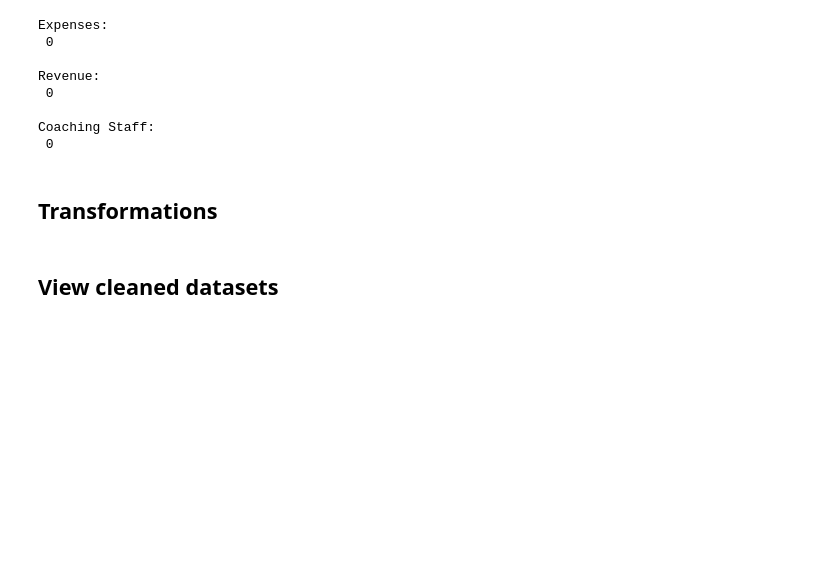
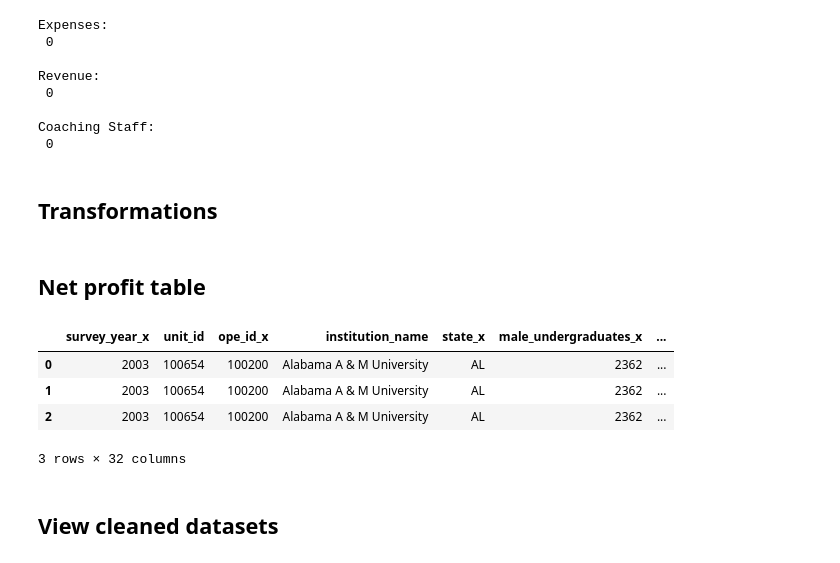
Before and after one commit to aprilchia/ADS-507-Final-Team-Project, a Jupyter notebook: ADS_507_Final_Project.ipynb, the cells around one changed output. Drawn from its saved outputs; the diff is of its cells as text; code cells hidden in the pictures; blank space fills up the shorter version.

Commit message:
Net profit table

```diff
--- a/ADS_507_Final_Project.ipynb
+++ b/ADS_507_Final_Project.ipynb
@@ -133,12 +137,28 @@ coaching_staff_df.columns = coaching_staff_df.columns.str.lower().str.replace("
 expenses_df.fillna(0, inplace=True)
 revenue_df.fillna(0, inplace=True)
 # %%
-# Join Expenses and Revenue tables to show net profit (DELETE IF WE DECIDE TO CREATE TABLE IN MYSQL)
-net_profit_df = pd.merge(revenue_df, expenses_df, on='unit_id', how='inner')
+# Join Expenses and Revenue tables to show net profit
+net_profit_df = pd.merge(revenue_df, expenses_df, on=['unit_id', 'institution_name'], how='inner')
+net_profit_df = pd.merge(net_profit_df, coaching_staff_df, on=['unit_id', 'institution_name'], how='left')
 
+# Compute profit (revenue - expenses)
 net_profit_df['profit'] = net_profit_df[['basketball_total_revenue', 'football_total_revenue', 'soccer_total_revenue']].sum(axis=1) - net_profit_df[['basketball_total_expenses', 'football_total_expenses', 'soccer_total_expenses']].sum(axis=1)
 
-net_profit_df.to_csv('Net_Profit.csv', index=False)
+# Compute total coaching salaries
+net_profit_df['total_coach_salary'] = net_profit_df['m_team_avg_coach_salary'] + net_profit_df['w_team_avg_coach_salary']
+
+# Compute net profit accounting for coaches' salaries
+net_profit_df['profit_coaching'] = net_profit_df['profit'] - net_profit_df['total_coach_salary']
+# %% [markdown]
+## Net profit table
+# %%
+net_profit_df.head(3)
+# %% [output]
+|  | survey_year_x | unit_id | ope_id_x | institution_name | state_x | male_undergraduates_x | ... |
+| 0 | 2003 | 100654 | 100200 | Alabama A & M University | AL | 2362 | ... |
+| 1 | 2003 | 100654 | 100200 | Alabama A & M University | AL | 2362 | ... |
+| 2 | 2003 | 100654 | 100200 | Alabama A & M University | AL | 2362 | ... |
+3 rows × 32 columns
 # %% [markdown]
 ## View cleaned datasets
 # %%
```
Also changed, not shown: parts of 3 cells of this notebook.
